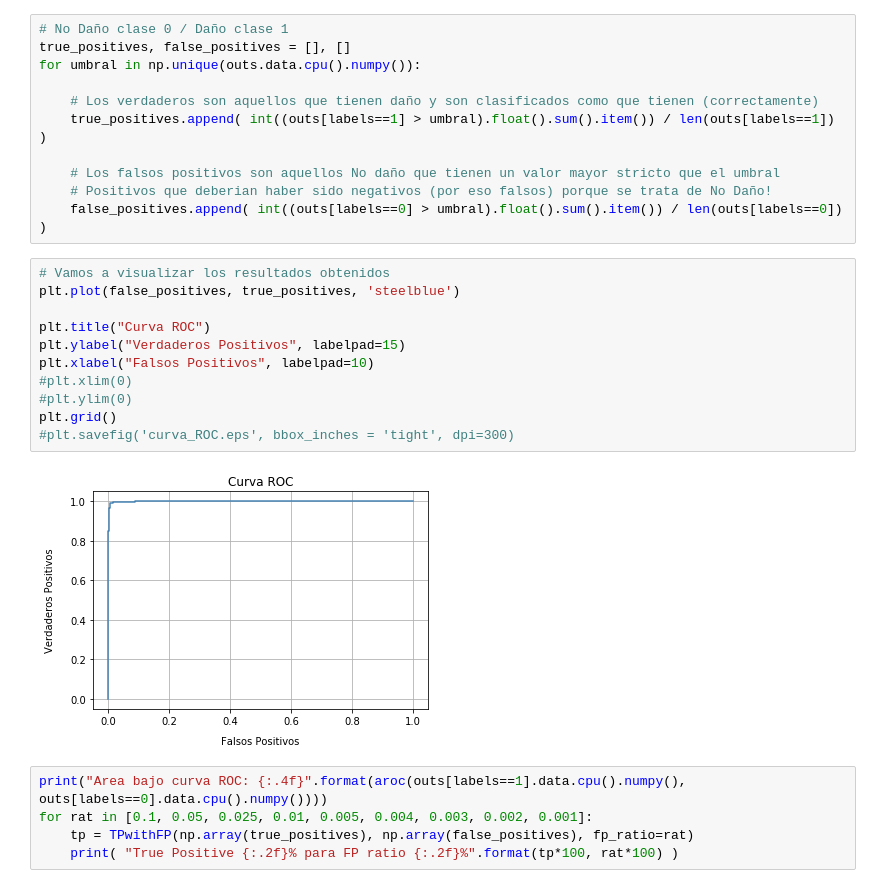
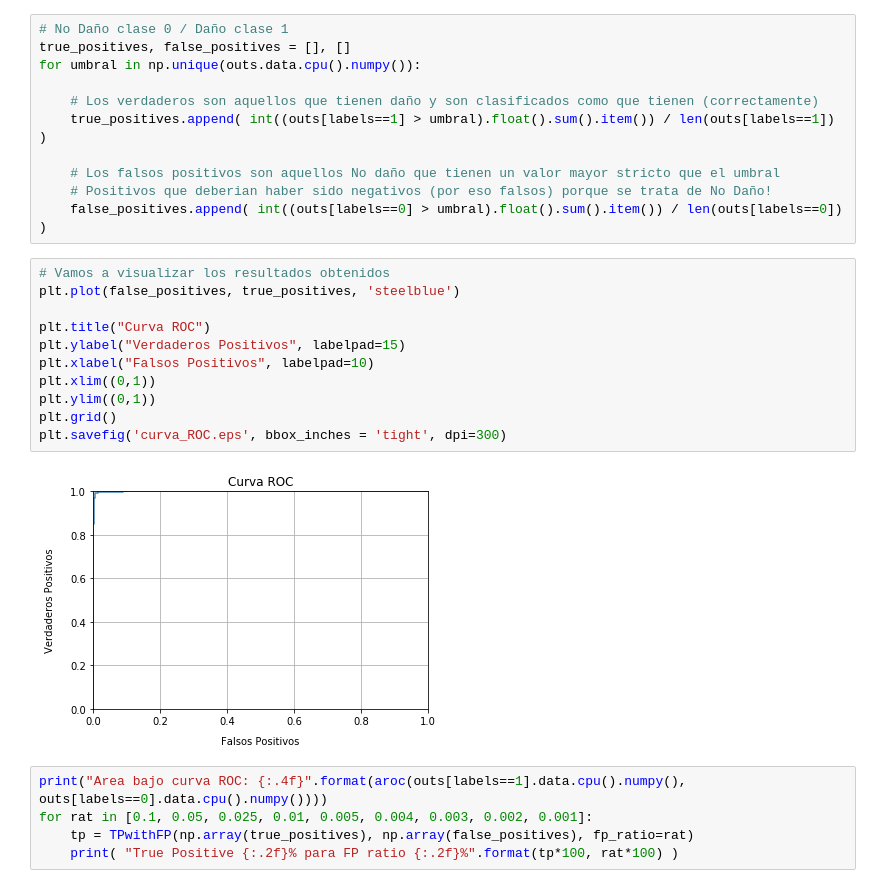
Before and after one commit to MarioProjects/SIMEPU_CV, a Jupyter notebook: SingleModelROC.ipynb, the cells around one changed output. Saved outputs shown, nothing was run; the diff lists cells and outputs as text.

```diff
--- a/SingleModelROC.ipynb
+++ b/SingleModelROC.ipynb
@@ -175,16 +159,16 @@ for umbral in np.unique(outs.data.cpu().numpy()):
 # %%
 # Vamos a visualizar los resultados obtenidos
 plt.plot(false_positives, true_positives, 'steelblue')
 
 plt.title("Curva ROC")
 plt.ylabel("Verdaderos Positivos", labelpad=15)
 plt.xlabel("Falsos Positivos", labelpad=10)
-#plt.xlim(0)
-#plt.ylim(0)
+plt.xlim((0,1))
+plt.ylim((0,1))
 plt.grid()
-#plt.savefig('curva_ROC.eps', bbox_inches = 'tight', dpi=300)
+plt.savefig('curva_ROC.eps', bbox_inches = 'tight', dpi=300)
 # %% [output]
-[figure, old version]
+[figure, new version]
 # %%
 print("Area bajo curva ROC: {:.4f}".format(aroc(outs[labels==1].data.cpu().numpy(), outs[labels==0].data.cpu().numpy())))
 for rat in [0.1, 0.05, 0.025, 0.01, 0.005, 0.004, 0.003, 0.002, 0.001]:
```
Also changed, not shown: parts of 1 cell of this notebook, 2 other files.
